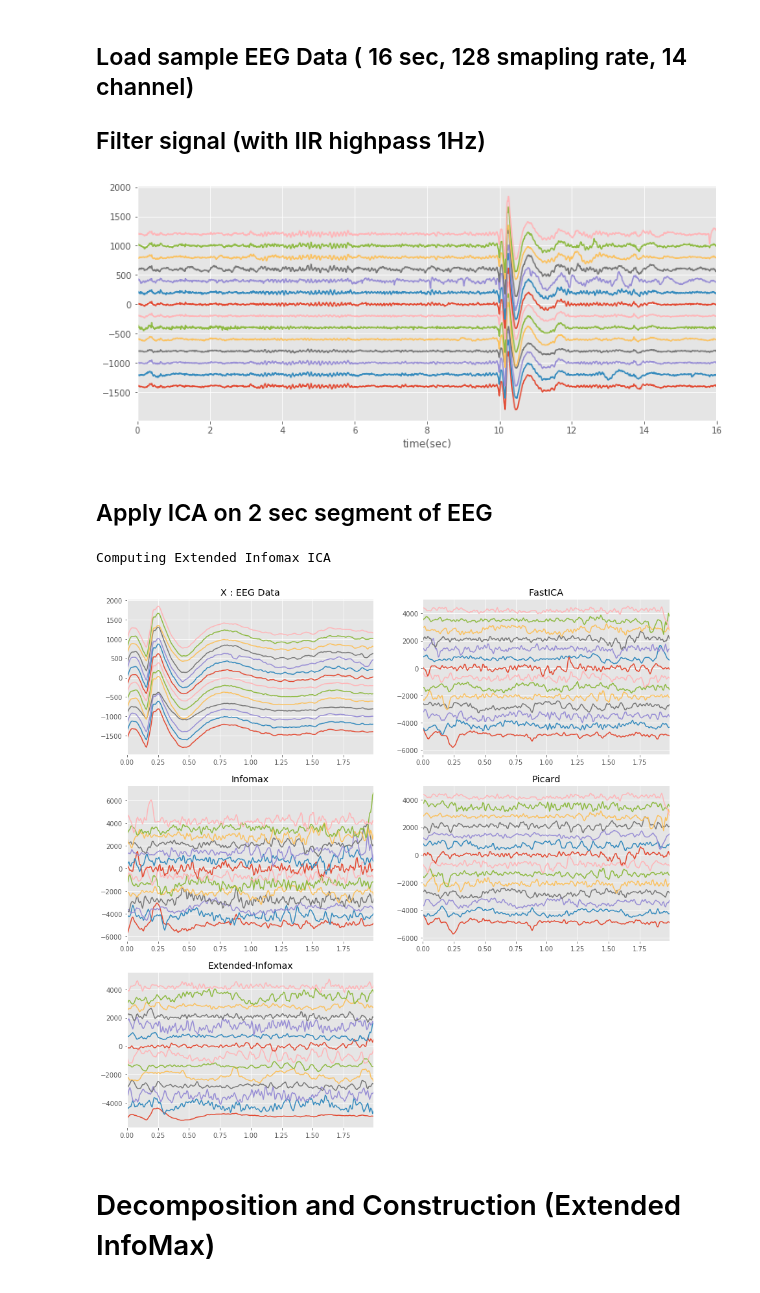
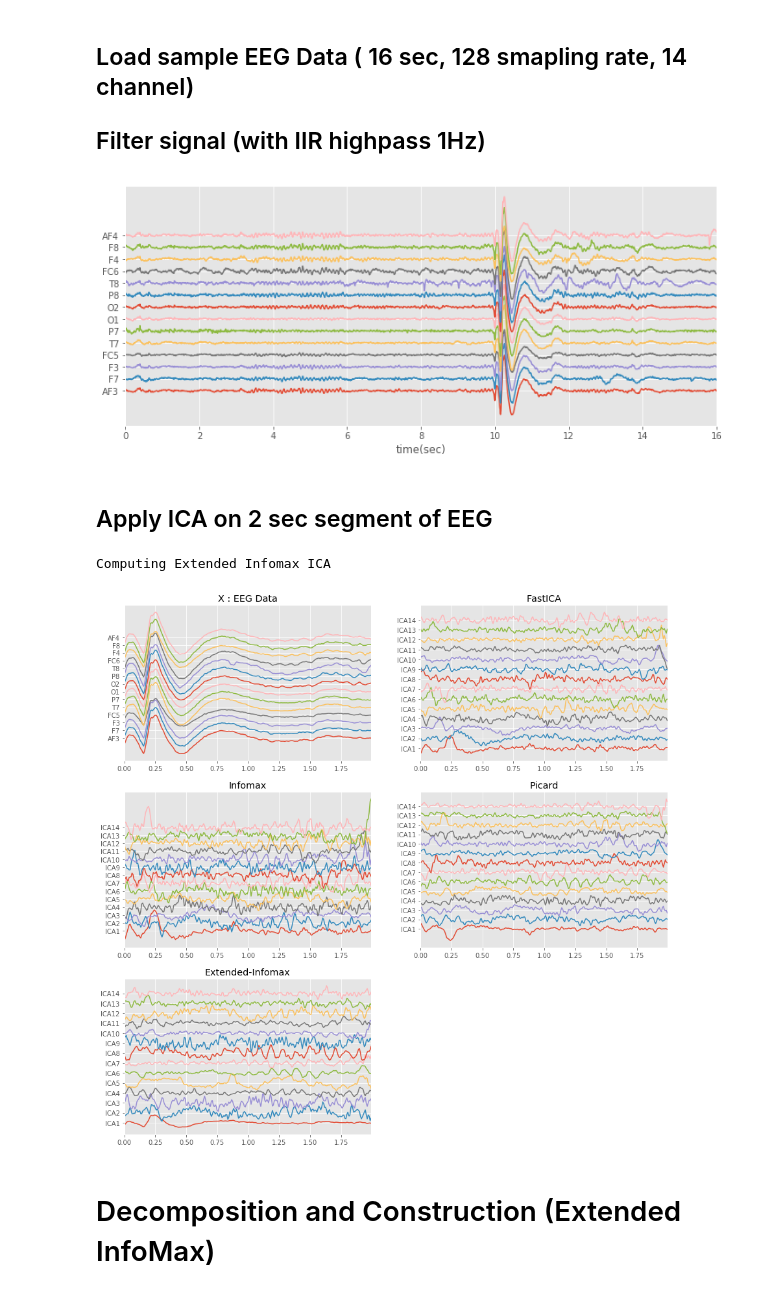
Before and after one commit to Nikeshbajaj/ICA_InfoMax_Picard_FastICA, a Jupyter notebook: Example.ipynb, the cells around one changed output. Cells and saved outputs as stored; diff of their text form; code cells hidden in the pictures.

```diff
--- a/Example.ipynb
+++ b/Example.ipynb
@@ -29,13 +29,15 @@ plt.figure(figsize=(12,5))
 plt.plot(t,Xf+np.arange(-7,7)*200)
 plt.xlim([t[0],t[-1]])
 plt.xlabel('time(sec)')
+plt.yticks(np.arange(-7,7)*200,ch_names)
 plt.show()
 # %% [output]
-[figure, old version]
+[figure, new version]
 # %% [markdown]
 ## Apply ICA on 2 sec segment of EEG
 # %%
 methods = ('fastica', 'infomax', 'extended-infomax', 'picard')
+icap = ['ICA'+str(i) for i in range(1,15)]
 # %%
 x = Xf[128*10:128*12,:]
 t = np.arange(x.shape[0])/128.0
@@ -58,36 +60,39 @@ s4 = myICA.transform(x.T)
 
 
 plt.figure(figsize=(15,15))
 plt.subplot(321)
 plt.plot(t,x+np.arange(-7,7)*200)
 plt.xlim([t[0],t[-1]])
+plt.yticks(np.arange(-7,7)*200,ch_names)
 plt.title('X : EEG Data')
 
 plt.subplot(322)
 plt.plot(t,s1.T+np.arange(-7,7)*700)
 plt.xlim([t[0],t[-1]])
+plt.yticks(np.arange(-7,7)*700,icap)
 plt.title('FastICA')
 
 plt.subplot(323)
 plt.plot(t,s2.T+np.arange(-7,7)*700)
 plt.xlim([t[0],t[-1]])
+plt.yticks(np.arange(-7,7)*700,icap)
 plt.title('Infomax')
 
 plt.subplot(324)
 plt.plot(t,s3.T+np.arange(-7,7)*700)
 plt.xlim([t[0],t[-1]])
+plt.yticks(np.arange(-7,7)*700,icap)
 plt.title('Picard')
 
 plt.subplot(325)
 plt.plot(t,s4.T+np.arange(-7,7)*700)
 plt.xlim([t[0],t[-1]])
+plt.yticks(np.arange(-7,7)*700,icap)
 plt.title('Extended-Infomax')
-
-
 plt.show()
 # %% [output]
 Computing Extended Infomax ICA
-[figure, old version]
+[figure, new version]
 # %% [markdown]
 # Decomposition and Construction (Extended InfoMax)
 # %% [markdown]
```
Also changed, not shown: parts of 1 cell of this notebook, 1 other file.
